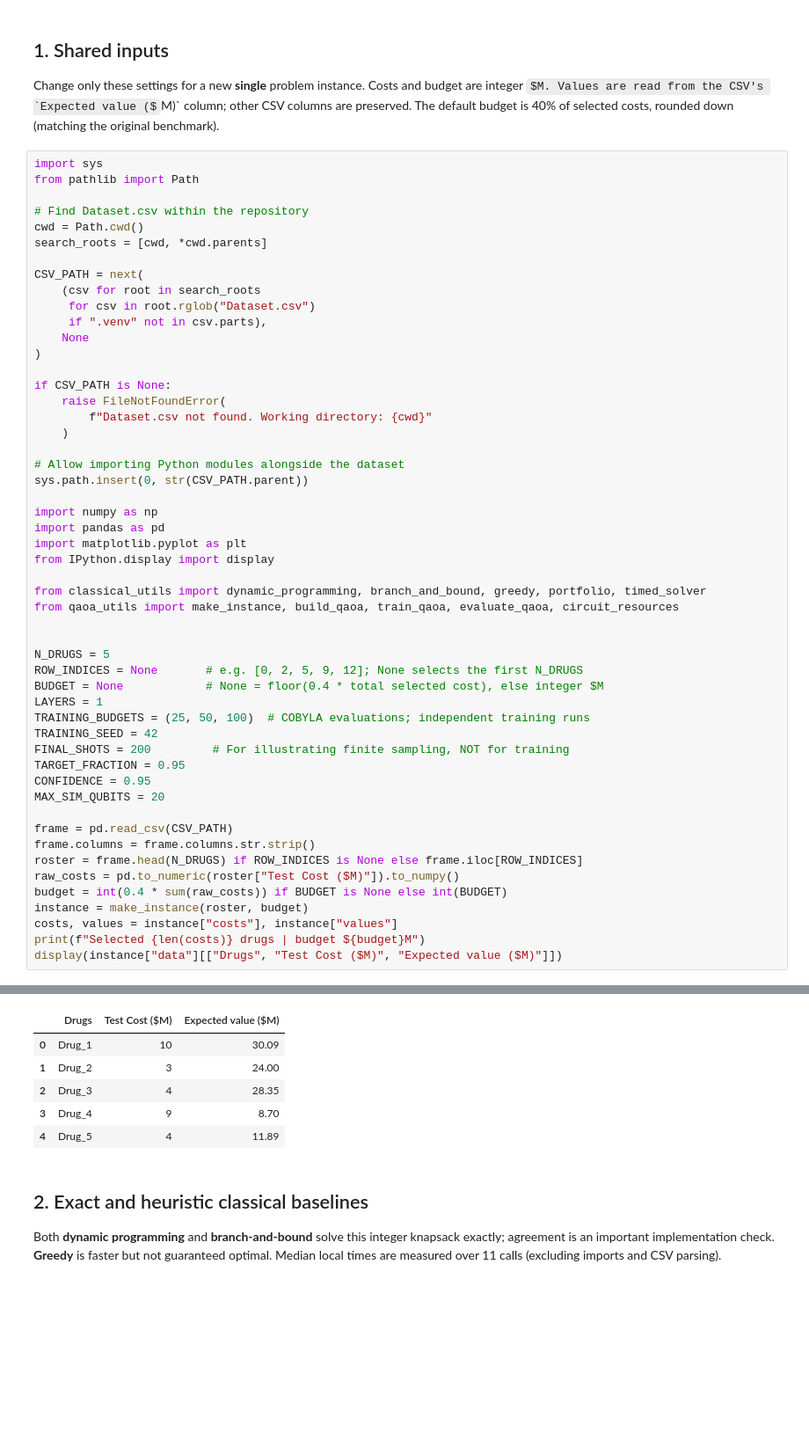
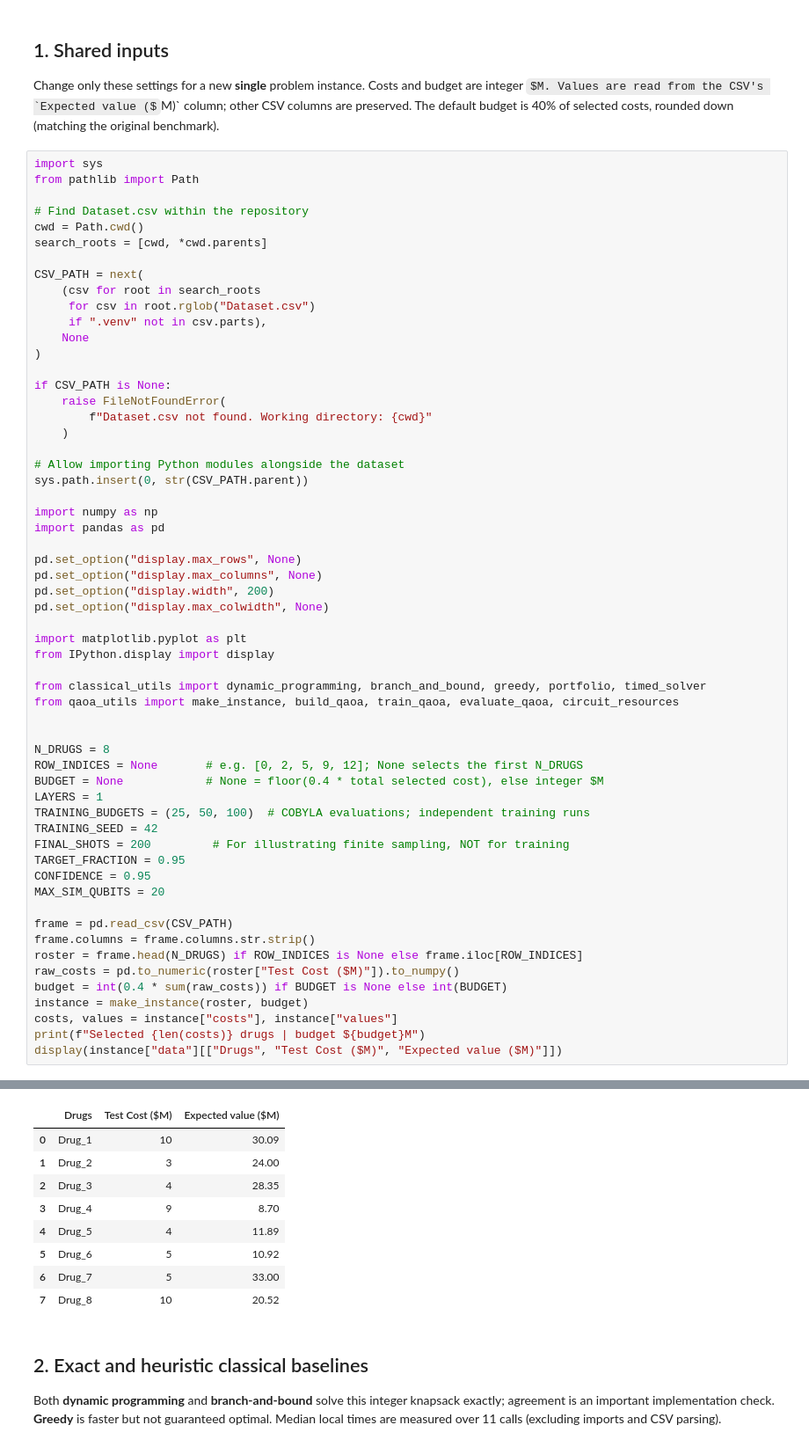
Before and after one commit to nelsoj57/Papi-Quantum, a Jupyter notebook: drug_selection/drug_selection_benchmark.ipynb, the cells around one changed output, grey strips where cells are left out. Shown at 88% size. Cells and saved outputs as stored; diff of their text form; some formulas as TeX source; blank space fills up the shorter version.

Commit message:
8 drug baseline

```diff
--- a/drug_selection/drug_selection_benchmark.ipynb
+++ b/drug_selection/drug_selection_benchmark.ipynb
@@ -40,6 +40,12 @@ sys.path.insert(0, str(CSV_PATH.parent))
 
 import numpy as np
 import pandas as pd
+
+pd.set_option("display.max_rows", None)
+pd.set_option("display.max_columns", None)
+pd.set_option("display.width", 200)
+pd.set_option("display.max_colwidth", None)
+
 import matplotlib.pyplot as plt
 from IPython.display import display
 
@@ -47,7 +53,7 @@ from classical_utils import dynamic_programming, branch_and_bound, greedy, portf
 from qaoa_utils import make_instance, build_qaoa, train_qaoa, evaluate_qaoa, circuit_resources
 
 
-N_DRUGS = 5
+N_DRUGS = 8
 ROW_INDICES = None       # e.g. [0, 2, 5, 9, 12]; None selects the first N_DRUGS
 BUDGET = None            # None = floor(0.4 * total selected cost), else integer $M
 LAYERS = 1
@@ -72,9 +78,12 @@ Selected 5 drugs | budget $12M
 |  | Drugs | Test Cost ($M) | Expected value ($M) |
 | 0 | Drug_1 | 10 | 30.09 |
 | 1 | Drug_2 | 3 | 24.00 |
 | 2 | Drug_3 | 4 | 28.35 |
 | 3 | Drug_4 | 9 | 8.70 |
 | 4 | Drug_5 | 4 | 11.89 |
+| 5 | Drug_6 | 5 | 10.92 |
+| 6 | Drug_7 | 5 | 33.00 |
+| 7 | Drug_8 | 10 | 20.52 |
 # %% [markdown]
 ## 2. Exact and heuristic classical baselines
 
```
Also changed, not shown: parts of 7 cells of this notebook, 6 other files.
